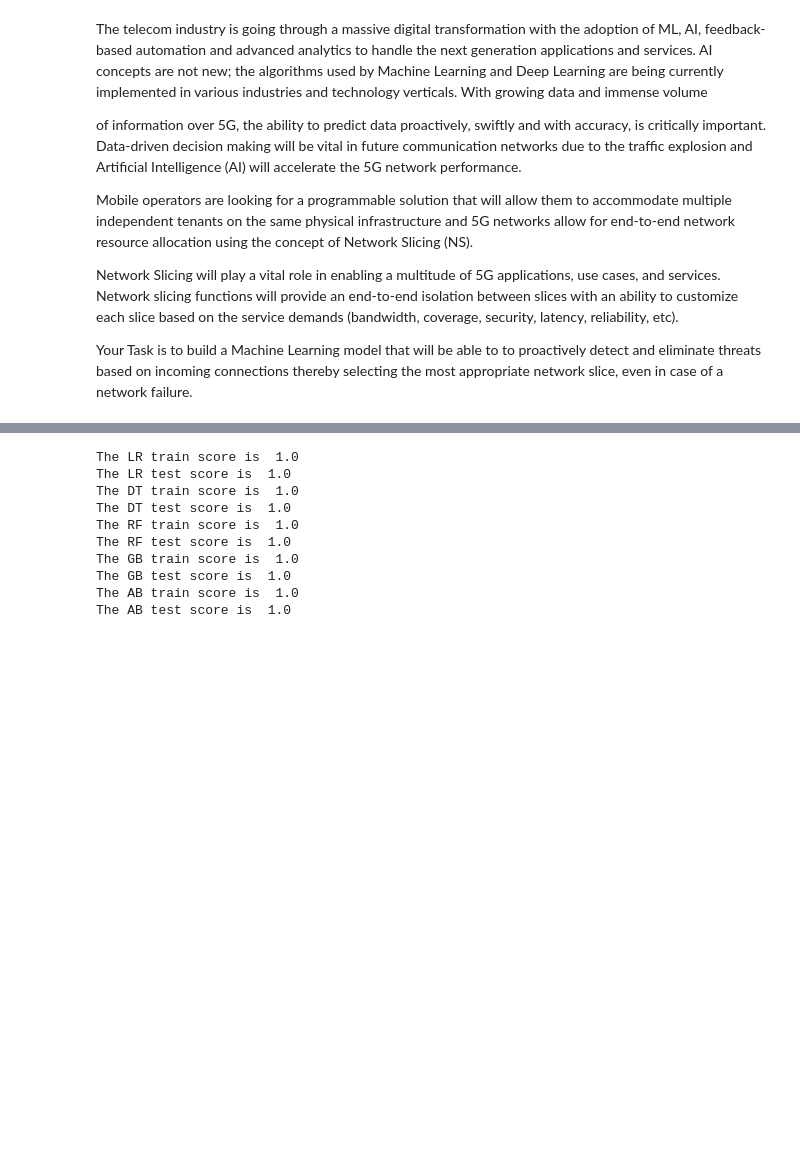
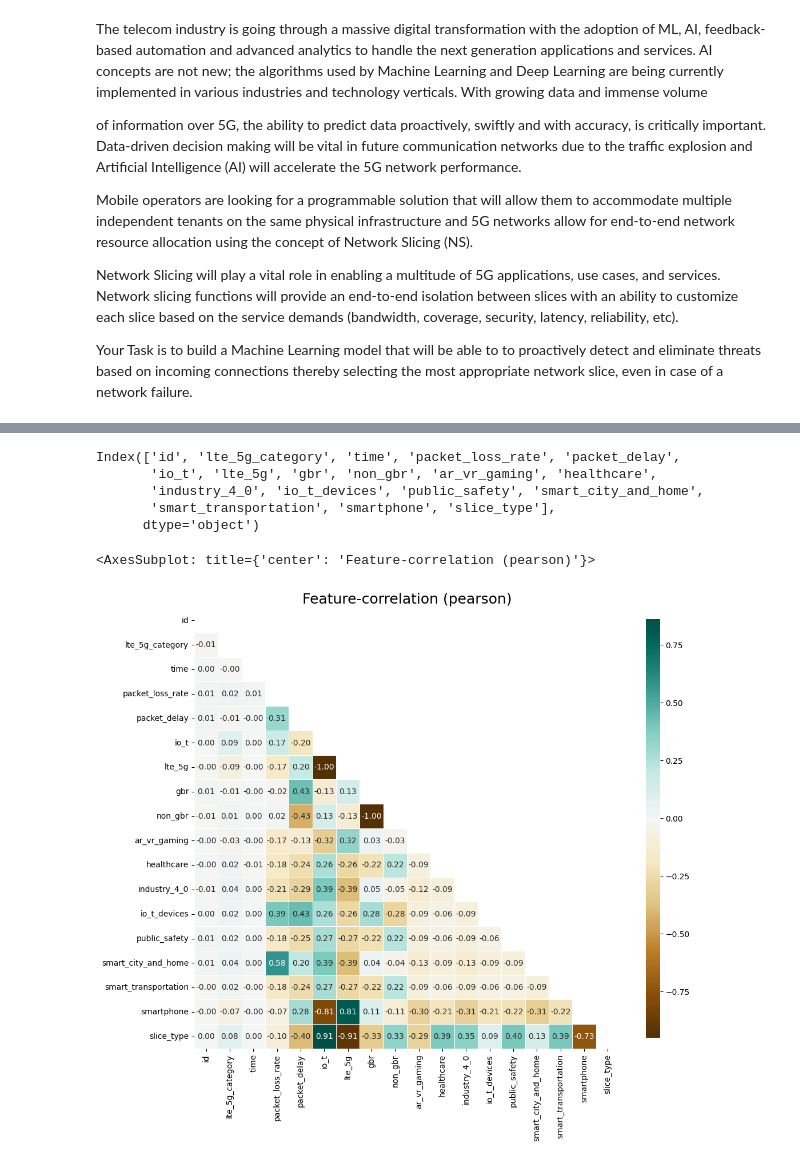
Before and after one commit to DebmalyaRay9989/networkslicing, a Jupyter notebook: Network_Slicing_Recognition.ipynb, the cells around one changed output, grey strips where cells are left out. Cells and saved outputs as stored; diff of their text form; code cells hidden in the pictures; blank space fills up the shorter version.

```diff
--- a/Network_Slicing_Recognition.ipynb
+++ b/Network_Slicing_Recognition.ipynb
@@ -469,22 +168,0 @@ ypred_adac = adac.predict(X_test)
-# %%
-print("The LR train score is ", logisticr.score(X_train, y_train))
-print("The LR test score is ", logisticr.score(X_test, ypred_logisticr))
-print("The DT train score is ", dtc.score(X_train, y_train))
-print("The DT test score is ", dtc.score(X_test, ypred_dtc))
-print("The RF train score is ", rfc.score(X_train, y_train))
-print("The RF test score is ", rfc.score(X_test, ypred_rfc))
-print("The GB train score is ", gbc.score(X_train, y_train))
-print("The GB test score is ", gbc.score(X_test, ypred_gbc))
-print("The AB train score is ", adac.score(X_train, y_train))
-print("The AB test score is ", adac.score(X_test, ypred_adac))
-# %% [output]
-The LR train score is  1.0
-The LR test score is  1.0
-The DT train score is  1.0
-The DT test score is  1.0
-The RF train score is  1.0
-The RF test score is  1.0
-The GB train score is  1.0
-The GB test score is  1.0
-The AB train score is  1.0
-The AB test score is  1.0
@@ -492,0 +169,19 @@ The AB test score is  1.0
+# %%
+train_dataset = klib.clean_column_names(train_dataset)
+test_dataset = klib.clean_column_names(test_dataset)
+# %%
+train_dataset = klib.convert_datatypes(train_dataset)
+test_dataset = klib.convert_datatypes(test_dataset)
+# %%
+train_dataset.columns
+# %% [output]
+Index(['id', 'lte_5g_category', 'time', 'packet_loss_rate', 'packet_delay',
+       'io_t', 'lte_5g', 'gbr', 'non_gbr', 'ar_vr_gaming', 'healthcare',
+       'industry_4_0', 'io_t_devices', 'public_safety', 'smart_city_and_home',
+       'smart_transportation', 'smartphone', 'slice_type'],
+      dtype='object')
+# %%
+klib.corr_plot(train_dataset)
+# %% [output]
+<AxesSubplot: title={'center': 'Feature-correlation (pearson)'}>
+[figure, added]
```
Also changed, not shown: parts of 163 cells of this notebook, 14 other files.
